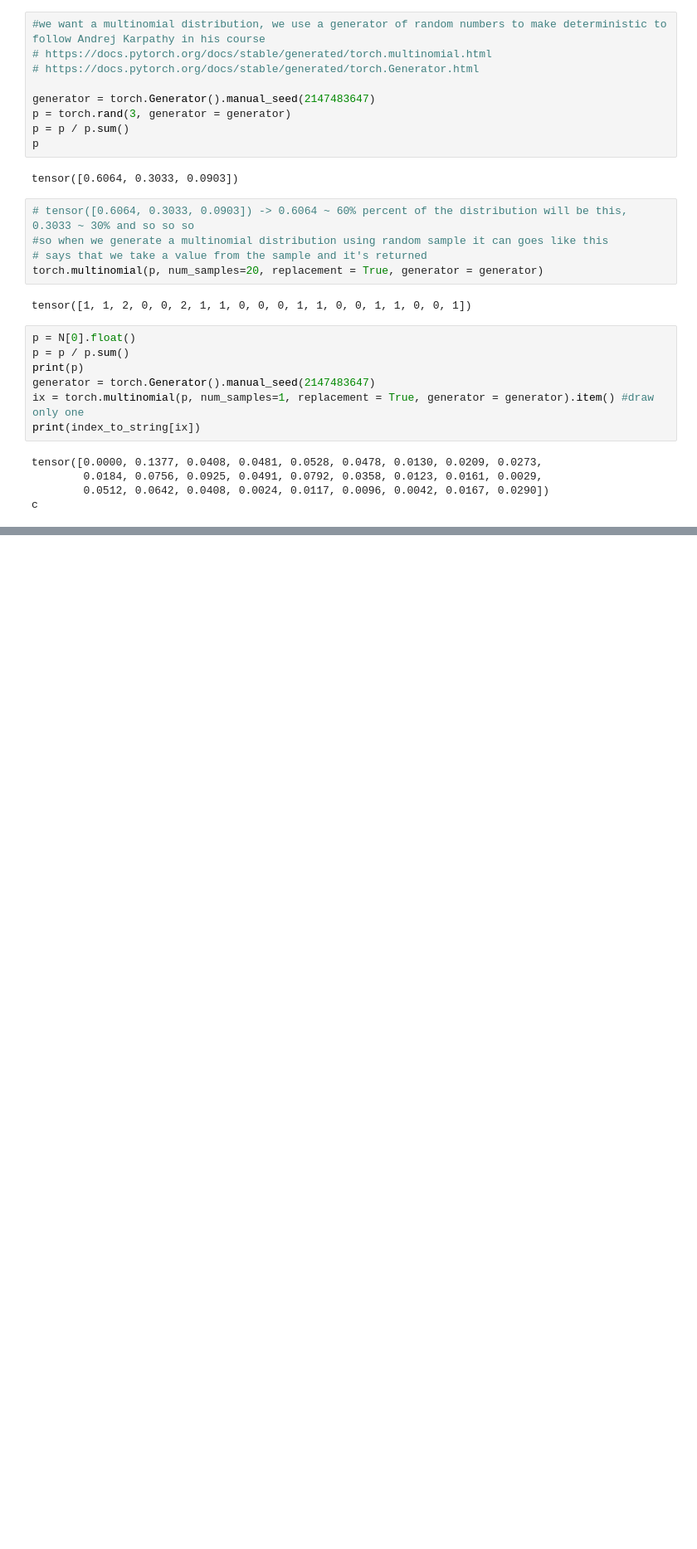
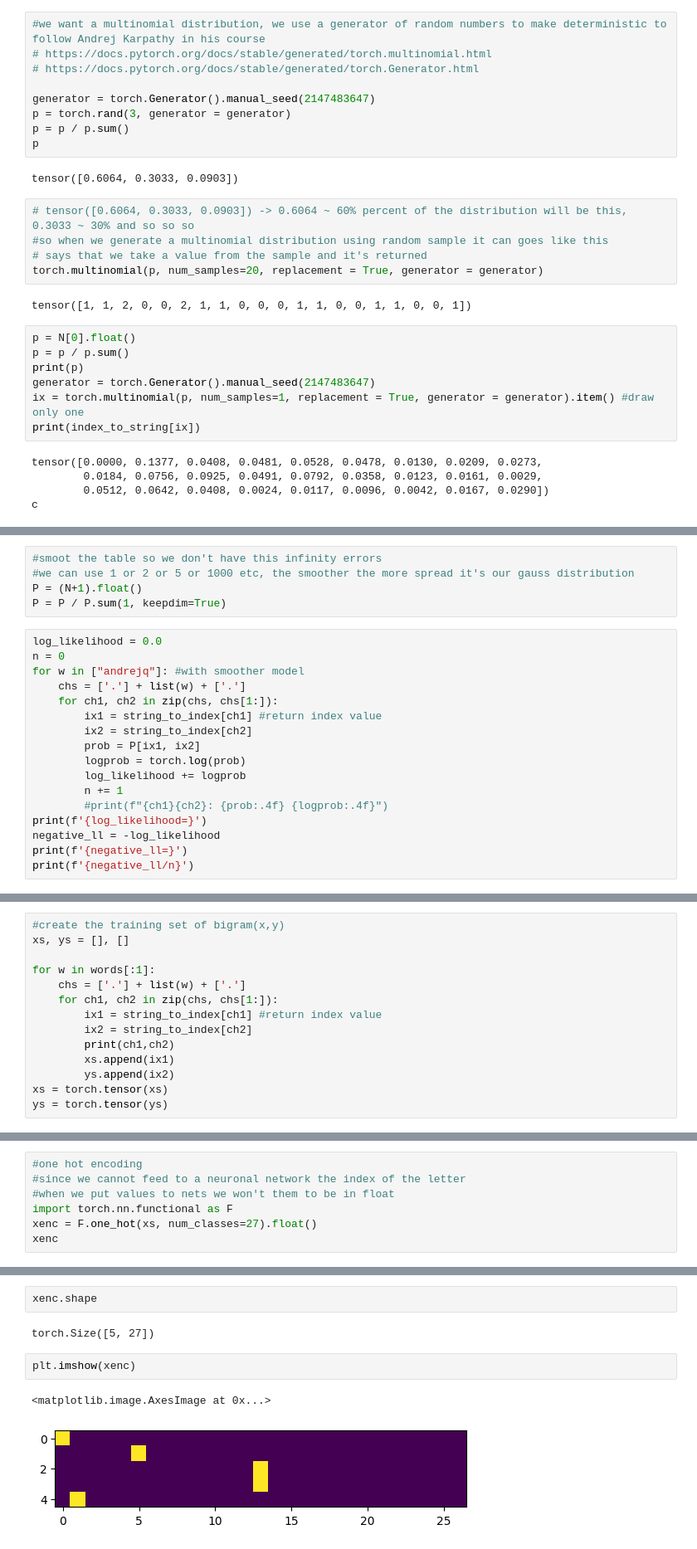
Before and after one commit to knightbarin98/makemore-python, a Jupyter notebook: makemore_from_scratch.ipynb, the cells around one changed output, grey strips where cells are left out. Shown at 83% size. Drawn from its saved outputs; the diff is of its cells as text; blank space fills up the shorter version.

Commit message:
complete first part to understand bigram

```diff
--- a/makemore_from_scratch.ipynb
+++ b/makemore_from_scratch.ipynb
@@ -270,0 +410,22 @@ cexzmazjallurailezkaynnellzimittain.
+# %%
+#smoot the table so we don't have this infinity errors
+#we can use 1 or 2 or 5 or 1000 etc, the smoother the more spread it's our gauss distribution
+P = (N+1).float()
+P = P / P.sum(1, keepdim=True)
+# %%
+log_likelihood = 0.0
+n = 0
+for w in ["andrejq"]: #with smoother model
+    chs = ['.'] + list(w) + ['.']
+    for ch1, ch2 in zip(chs, chs[1:]):
+        ix1 = string_to_index[ch1] #return index value
+        ix2 = string_to_index[ch2]
+        prob = P[ix1, ix2]
+        logprob = torch.log(prob)
+        log_likelihood += logprob
+        n += 1
+        #print(f"{ch1}{ch2}: {prob:.4f} {logprob:.4f}")
+print(f'{log_likelihood=}')
+negative_ll = -log_likelihood
+print(f'{negative_ll=}')
+print(f'{negative_ll/n}')
@@ -270,0 +436,14 @@ cexzmazjallurailezkaynnellzimittain.
+# %%
+#create the training set of bigram(x,y)
+xs, ys = [], []
+
+for w in words[:1]:
+    chs = ['.'] + list(w) + ['.']
+    for ch1, ch2 in zip(chs, chs[1:]):
+        ix1 = string_to_index[ch1] #return index value
+        ix2 = string_to_index[ch2]
+        print(ch1,ch2)
+        xs.append(ix1)
+        ys.append(ix2)
+xs = torch.tensor(xs)
+ys = torch.tensor(ys)
@@ -270,0 +467,7 @@ cexzmazjallurailezkaynnellzimittain.
+# %%
+#one hot encoding
+#since we cannot feed to a neuronal network the index of the letter
+#when we put values to nets we won't them to be in float
+import torch.nn.functional as F
+xenc = F.one_hot(xs, num_classes=27).float()
+xenc
@@ -270,0 +485,9 @@ cexzmazjallurailezkaynnellzimittain.
+# %%
+xenc.shape
+# %% [output]
+torch.Size([5, 27])
+# %%
+plt.imshow(xenc)
+# %% [output]
+<matplotlib.image.AxesImage at 0x...>
+[figure, added]
```
Also changed, not shown: parts of 43 cells of this notebook, 2 other files.
